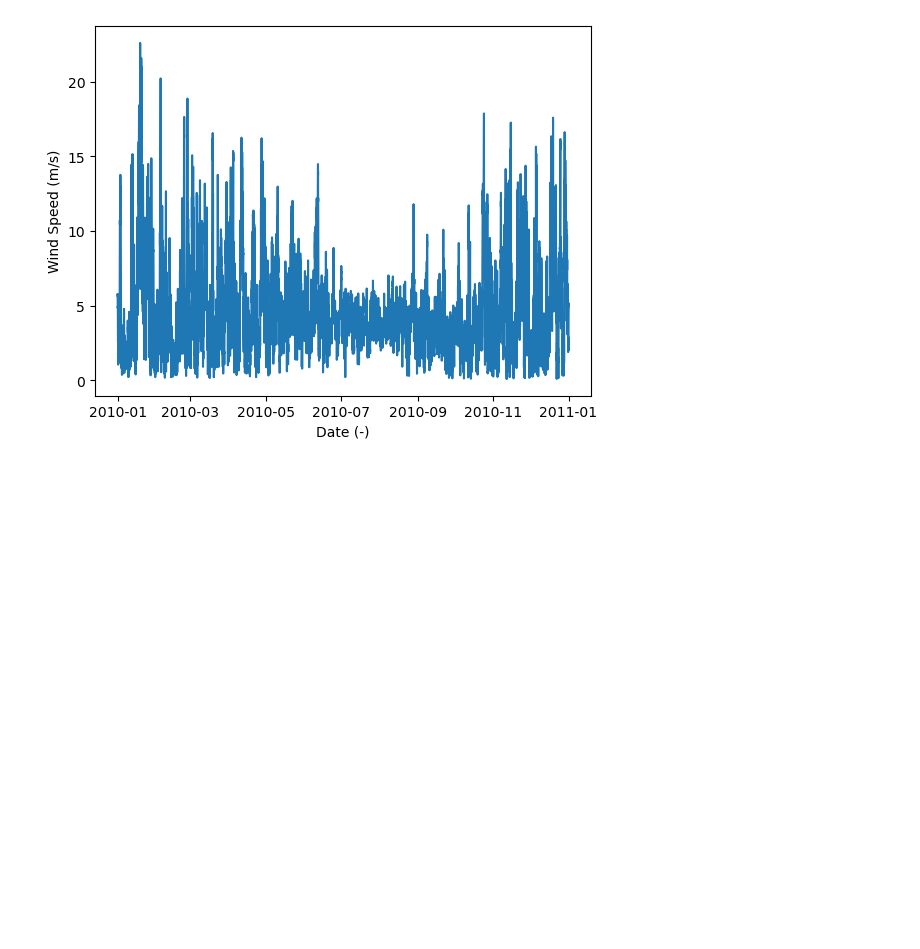
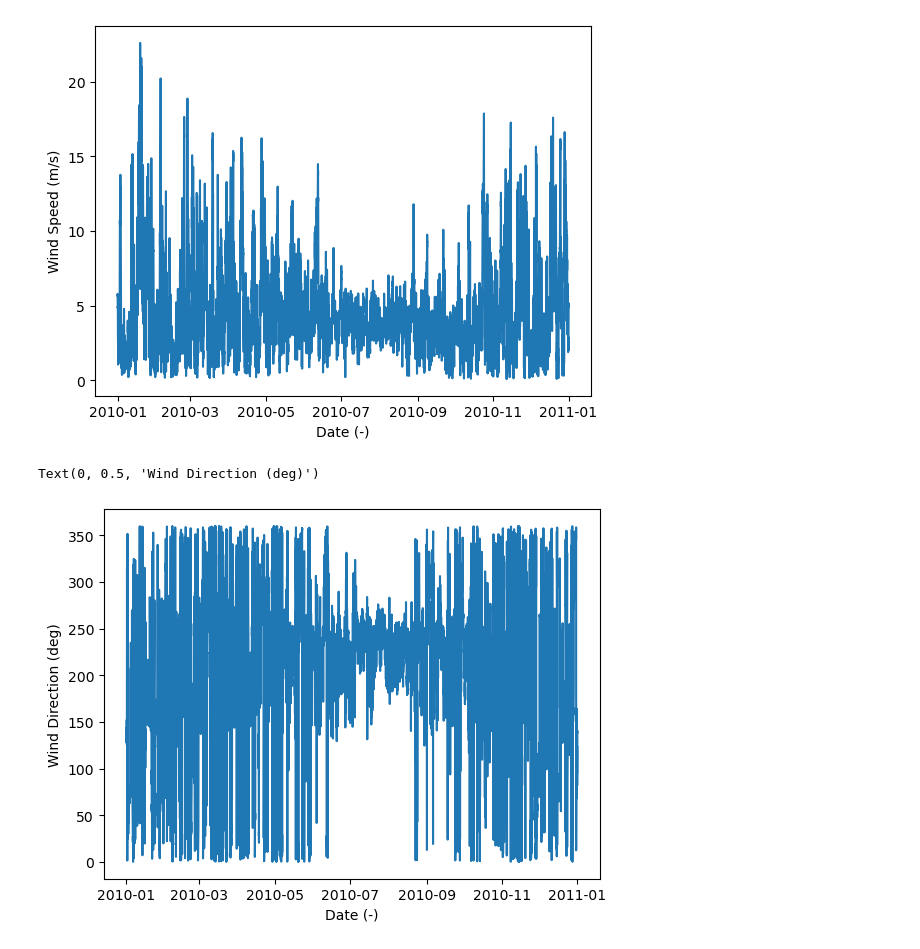
Before and after one commit to mtsn-lab/me146-246, a Jupyter notebook: scripts/nrel-wind.ipynb, the cells around one changed output. Cells and saved outputs as stored; diff of their text form; code cells hidden in the pictures; blank space fills up the shorter version.

```diff
--- a/scripts/nrel-wind.ipynb
+++ b/scripts/nrel-wind.ipynb
@@ -55,6 +55,9 @@ df = pd.read_csv('https://developer.nrel.gov/api/wind-toolkit/v2/wind/wtk-downlo
 # # Set the time index in the pandas dataframe:
 df = df.set_index(pd.date_range('1/1/{yr}'.format(yr=year), freq=interval+'Min', periods=525600/int(interval)))
 
+df["date"] = pd.to_datetime(df[["Year", "Month", "Day", "Hour", "Minute"]], format="%Y-%m-%d %H:%M")
+print(df)
+
 # # take a look
 print('shape:', df.shape)
 df.head()
@@ -103,3 +124,10 @@ plt.ylabel('Wind Speed (m/s)')
 # %% [output]
 Text(0, 0.5, 'Wind Speed (m/s)')
 [figure]
+# %%
+plt.plot(df['wind direction at 10m (deg)'])
+plt.xlabel('Date (-)')
+plt.ylabel('Wind Direction (deg)')
+# %% [output]
+Text(0, 0.5, 'Wind Direction (deg)')
+[figure, added]
```
Also changed, not shown: parts of 9 cells of this notebook.
